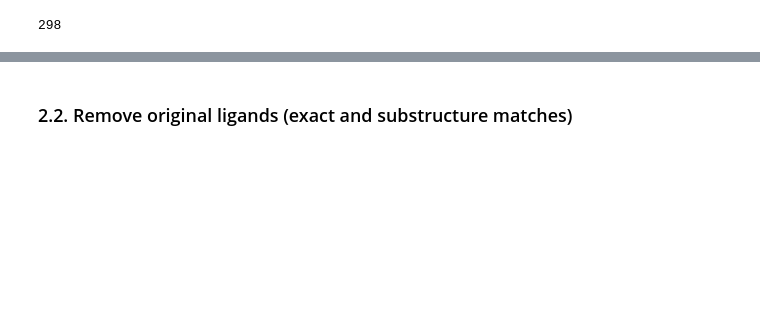
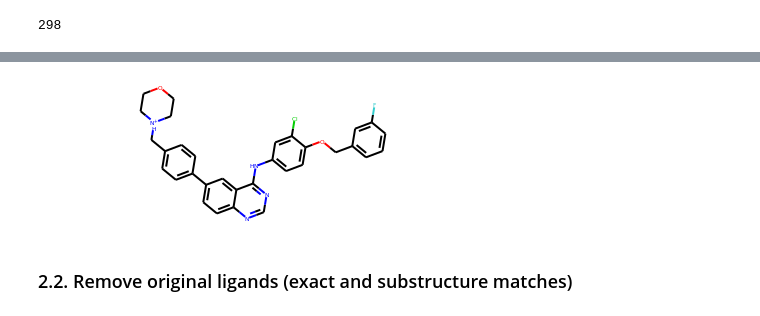
Before and after one commit to volkamerlab/KinFragLib, a Jupyter notebook: notebooks/4_4_combinatorial_library_comparison_chembl.ipynb, the cells around one changed output, grey strips where cells are left out. Cells and saved outputs as stored; diff of their text form; code cells hidden in the pictures; blank space fills up the shorter version.

```diff
--- a/notebooks/4_4_combinatorial_library_comparison_chembl.ipynb
+++ b/notebooks/4_4_combinatorial_library_comparison_chembl.ipynb
@@ -66,3 +138,12 @@ exact_matches.shape[0]
+# %%
+fragment_library = read_fragment_library(Path('../data/fragment_library_reduced/'))
+construct_ligand(
+    exact_matches.loc[0, 'fragment_ids'],
+    exact_matches.loc[0, 'bond_ids'],
+    fragment_library
+)
+# %% [output]
+[figure, added]
 # %% [markdown]
 ### 2.2. Remove original ligands (exact and substructure matches)
 # %%
```
Also changed, not shown: parts of 18 cells of this notebook.
